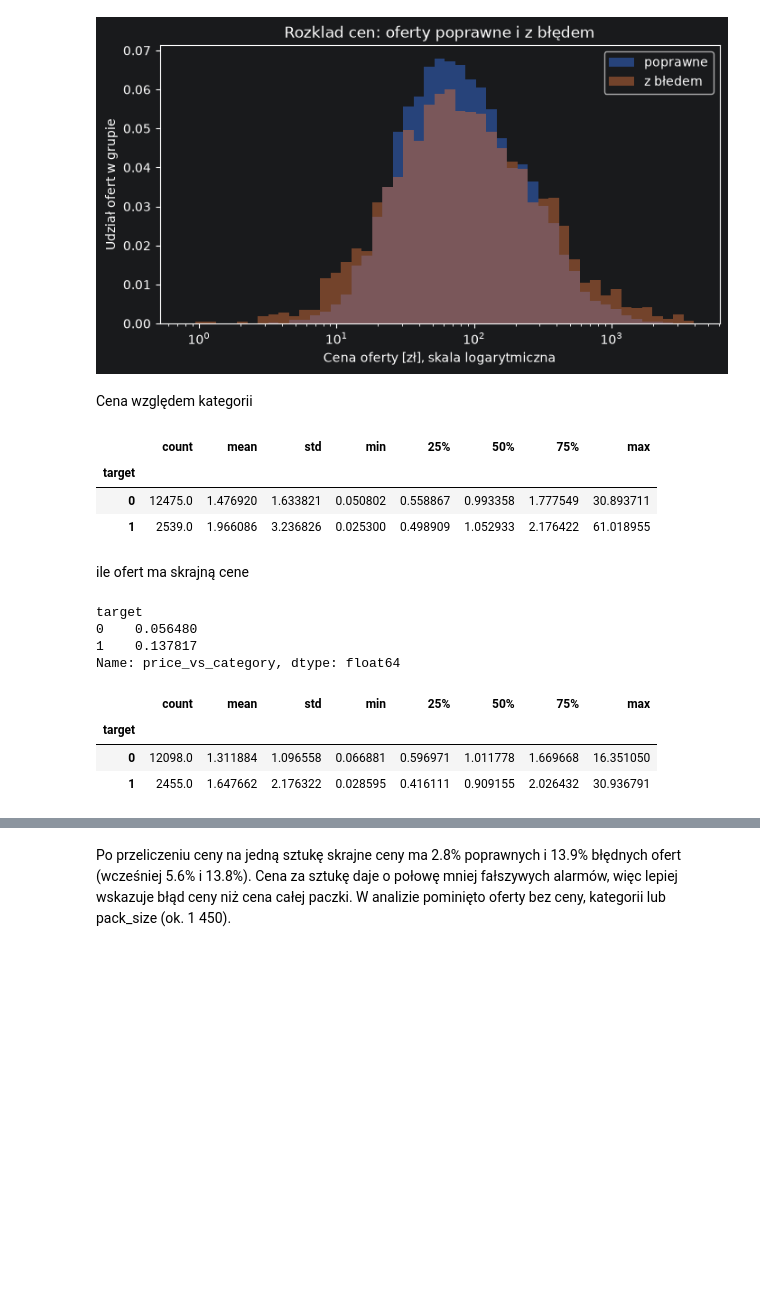
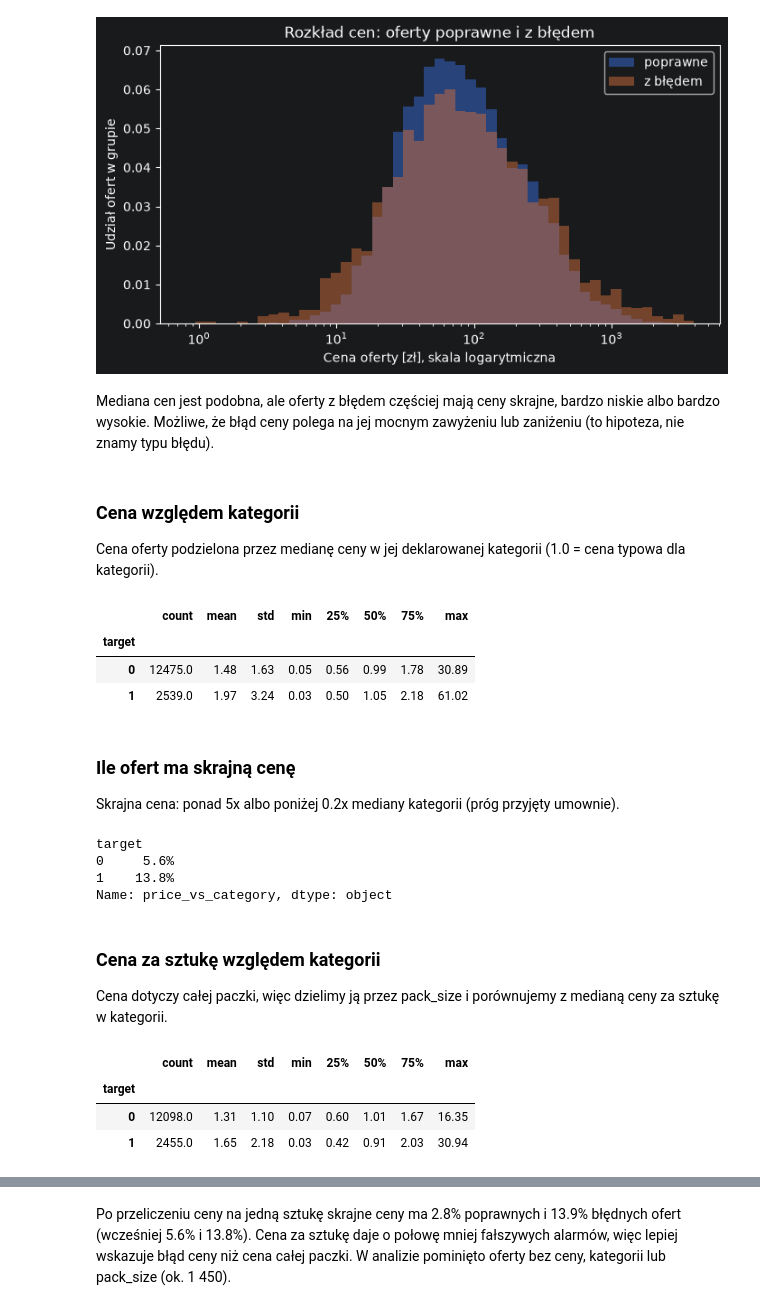
Before and after one commit to KrystianRodziewicz/catalogue-errors, a Jupyter notebook: notebooks/eda.ipynb, the cells around one changed output, grey strips where cells are left out. Saved outputs shown, nothing was run; the diff lists cells and outputs as text; code cells hidden in the pictures; blank space fills up the shorter version.

```diff
--- a/notebooks/eda.ipynb
+++ b/notebooks/eda.ipynb
@@ -144,36 +153,46 @@ plt.legend()
 plt.show()
 # %% [output]
 [figure]
+# %% [markdown]
+Mediana cen jest podobna, ale oferty z błędem częściej mają ceny skrajne, bardzo niskie albo bardzo wysokie. Możliwe, że błąd ceny polega na jej mocnym zawyżeniu lub zaniżeniu (to hipoteza, nie znamy typu błędu).
 # %% [markdown]
-Cena względem kategorii
+### Cena względem kategorii
+
+Cena oferty podzielona przez medianę ceny w jej deklarowanej kategorii (1.0 = cena typowa dla kategorii).
 # %%
 category_median = train.groupby("declared_category")["price_pln"].transform("median")
 train["price_vs_category"] = train["price_pln"] / category_median
-train.groupby("target")["price_vs_category"].describe()
+train.groupby("target")["price_vs_category"].describe().round(2)
 # %% [output]
 |  | count | mean | std | min | 25% | 50% | 75% | max |
 | target |  |  |  |  |  |  |  |  |
-| 0 | 12475.0 | 1.476920 | 1.633821 | 0.050802 | 0.558867 | 0.993358 | 1.777549 | 30.893711 |
-| 1 | 2539.0 | 1.966086 | 3.236826 | 0.025300 | 0.498909 | 1.052933 | 2.176422 | 61.018955 |
+| 0 | 12475.0 | 1.48 | 1.63 | 0.05 | 0.56 | 0.99 | 1.78 | 30.89 |
+| 1 | 2539.0 | 1.97 | 3.24 | 0.03 | 0.50 | 1.05 | 2.18 | 61.02 |
 # %% [markdown]
-ile ofert ma skrajną cene
+### Ile ofert ma skrajną cenę
+
+Skrajna cena: ponad 5x albo poniżej 0.2x mediany kategorii (próg przyjęty umownie).
 # %%
 extrema_price = (train["price_vs_category"] > 5) | (train["price_vs_category"] < 0.2)
-extrema_price.groupby(train["target"]).mean()
+extrema_price.groupby(train["target"]).mean().map("{:.1%}".format)
 # %% [output]
 target
-0    0.056480
-1    0.137817
-Name: price_vs_category, dtype: float64
+0     5.6%
+1    13.8%
+Name: price_vs_category, dtype: object
+# %% [markdown]
+### Cena za sztukę względem kategorii
+
+Cena dotyczy całej paczki, więc dzielimy ją przez pack_size i porównujemy z medianą ceny za sztukę w kategorii.
 # %%
 train["price_per_item"] = train["price_pln"] / train["pack_size"]
 item_median = train.groupby("declared_category")["price_per_item"].transform("median")
 train["item_price_vs_category"] = train["price_per_item"] / item_median
-train.groupby("target")["item_price_vs_category"].describe()
+train.groupby("target")["item_price_vs_category"].describe().round(2)
 # %% [output]
 |  | count | mean | std | min | 25% | 50% | 75% | max |
 | target |  |  |  |  |  |  |  |  |
-| 0 | 12098.0 | 1.311884 | 1.096558 | 0.066881 | 0.596971 | 1.011778 | 1.669668 | 16.351050 |
-| 1 | 2455.0 | 1.647662 | 2.176322 | 0.028595 | 0.416111 | 0.909155 | 2.026432 | 30.936791 |
+| 0 | 12098.0 | 1.31 | 1.10 | 0.07 | 0.60 | 1.01 | 1.67 | 16.35 |
+| 1 | 2455.0 | 1.65 | 2.18 | 0.03 | 0.42 | 0.91 | 2.03 | 30.94 |
 # %%
 extrema_item = (train["item_price_vs_category"] > 5) | (train["item_price_vs_category"] < 0.2)
```
Also changed, not shown: parts of 15 cells of this notebook.
